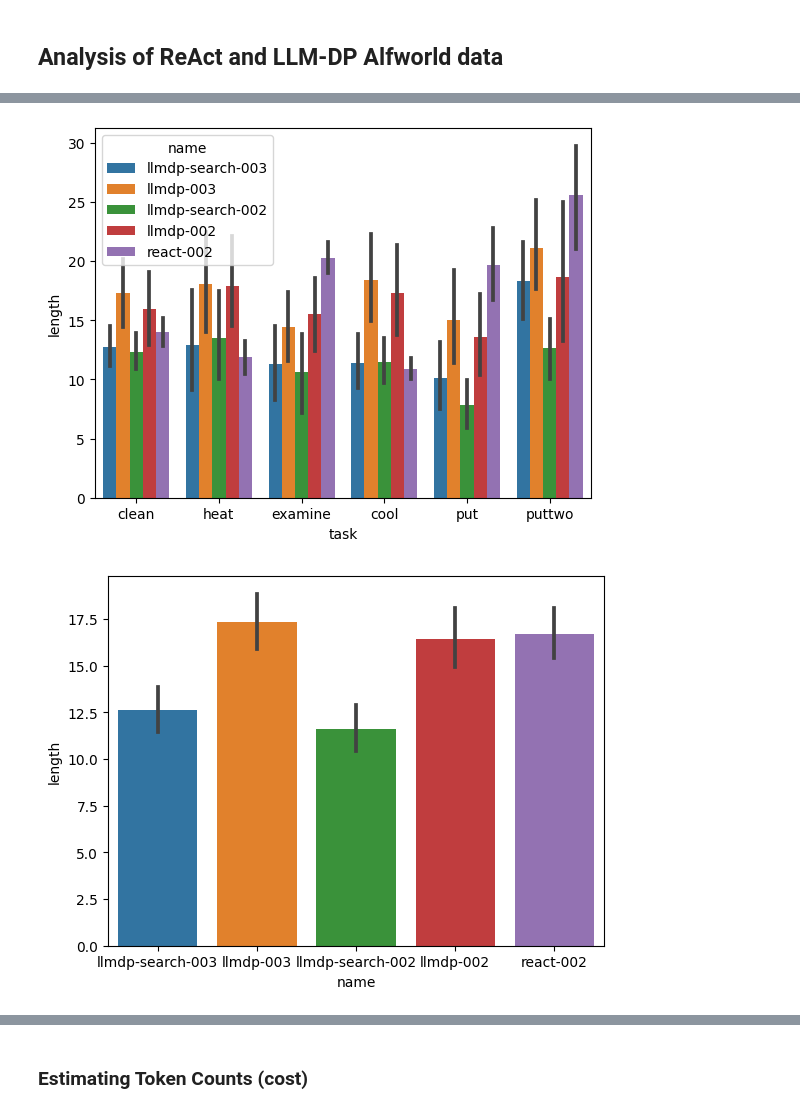
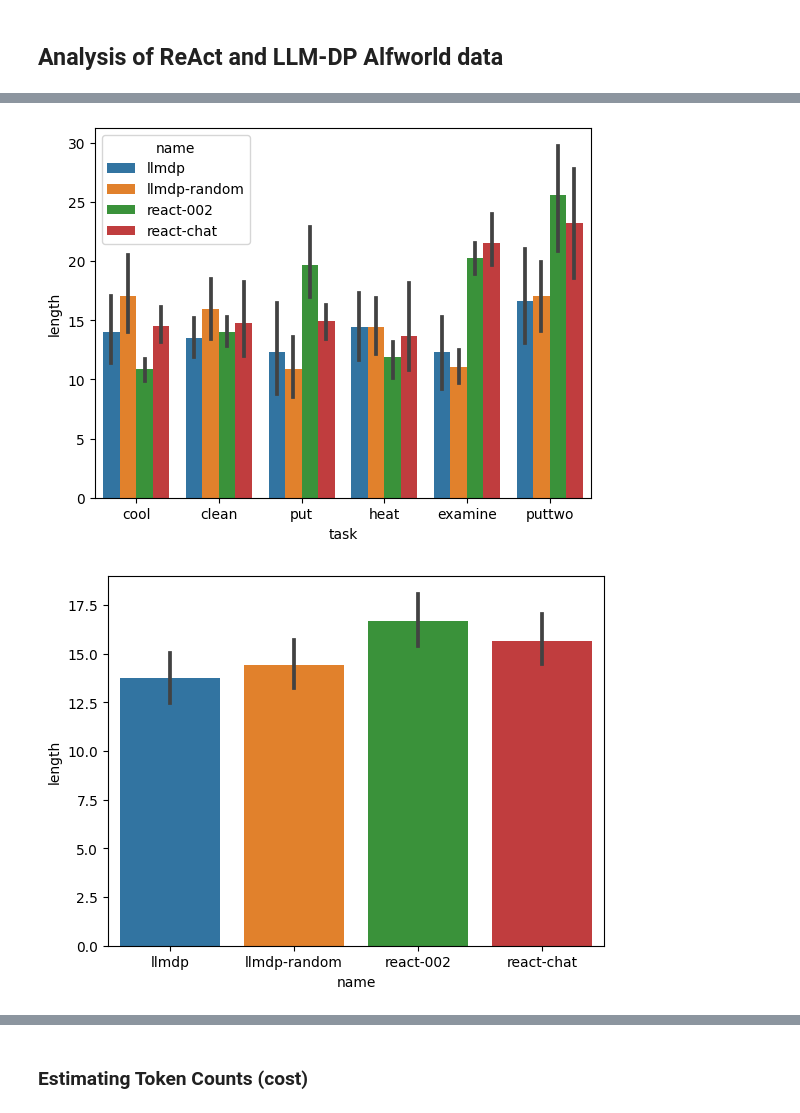
Before and after one commit to itl-ed/llm-dp, a Jupyter notebook: analysis.ipynb, the cells around one changed output, grey strips where cells are left out. Saved outputs shown, nothing was run; the diff lists cells and outputs as text; code cells hidden in the pictures.

```diff
--- a/analysis.ipynb
+++ b/analysis.ipynb
@@ -32,3 +3,29 @@ order = [
+# %%
+import json
+
+output_dir = "output"
+dataset = []
+
+file_to_name = {
+    "output/chat_random_3.json": "llmdp-random",
+    "output/chat_search2_3.json": "llmdp",
+    "output/react_chat.json": "react-chat",
+    "output/react_text-davinci-002.json": "react-002",
+}
+order = [
+    "llmdp",
+    "llmdp-random",
+    "react-002",
+    "react-chat",
+]
+
+for file in file_to_name.keys():
+    with open(file, "rb") as f:
+        d = json.loads(f.read())
+        for i, example in enumerate(d):
+            example["file"] = file
+            example["n"] = i
+        dataset.extend(d)
 # %%
 import pandas as pd
 import seaborn as sns
@@ -52,10 +75,13 @@ plt.show()
 # %%
 sns.barplot(x="task", y="length", hue="name", data=df[df.success == 1], hue_order=order)
 plt.show()
 
 sns.barplot(y="length", x="name", order=order,
               data=df[df.success == 1])
 plt.show()
+sns.barplot(y="length", x="name", order=order,
+              data=df)
+plt.show()
 # %% [output]
-[figure, old version]
+[figure, new version]
-[figure, old version]
+[figure, new version]
```
Also changed, not shown: parts of 12 cells of this notebook, 5 other files.
